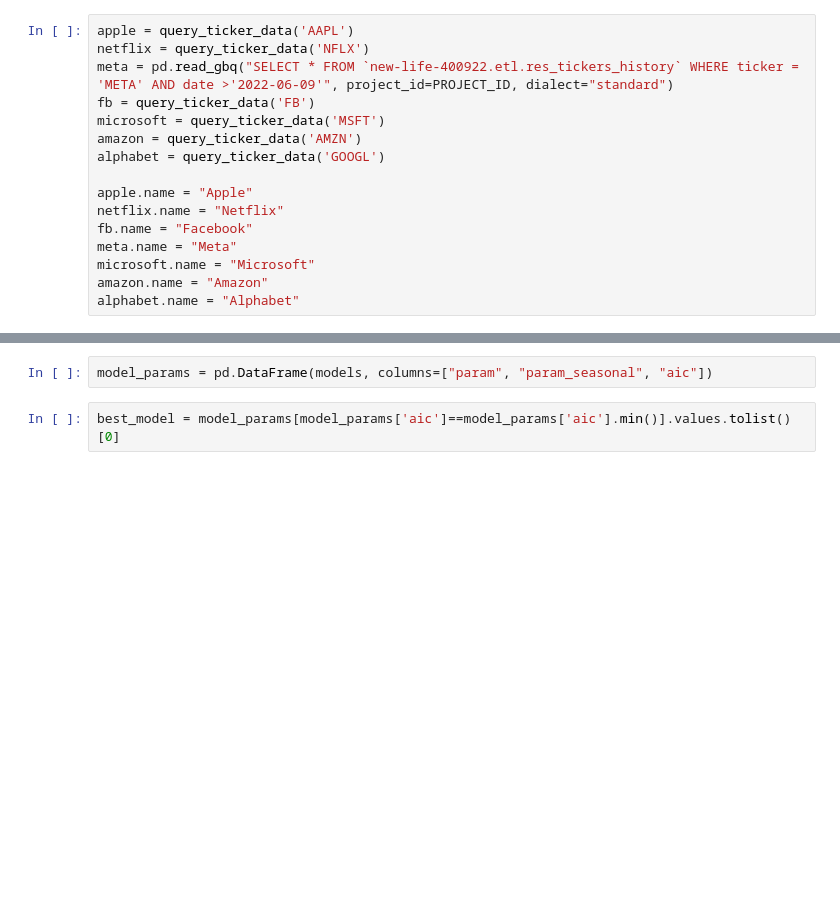
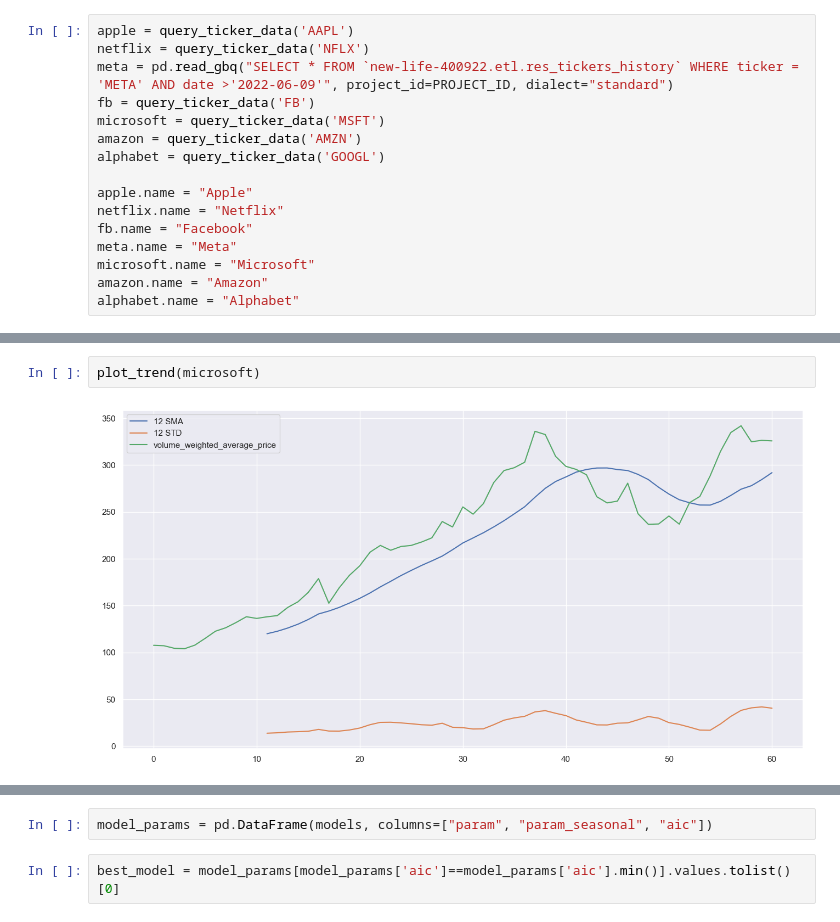
Before and after one commit to evanvolgas/arapbi, a Jupyter notebook: stock_plots.ipynb, the cells around one changed output, grey strips where cells are left out. Saved outputs shown, nothing was run; the diff lists cells and outputs as text; blank space fills up the shorter version.

```diff
--- a/stock_plots.ipynb
+++ b/stock_plots.ipynb
@@ -135,3 +157,7 @@ plot_history(microsoft)
+# %%
+plot_trend(microsoft)
+# %% [output]
+[figure, added]
 # %%
 stationarity_test(microsoft)
 # %% [output]
```
Also changed, not shown: parts of 11 cells of this notebook, 8 other files.
